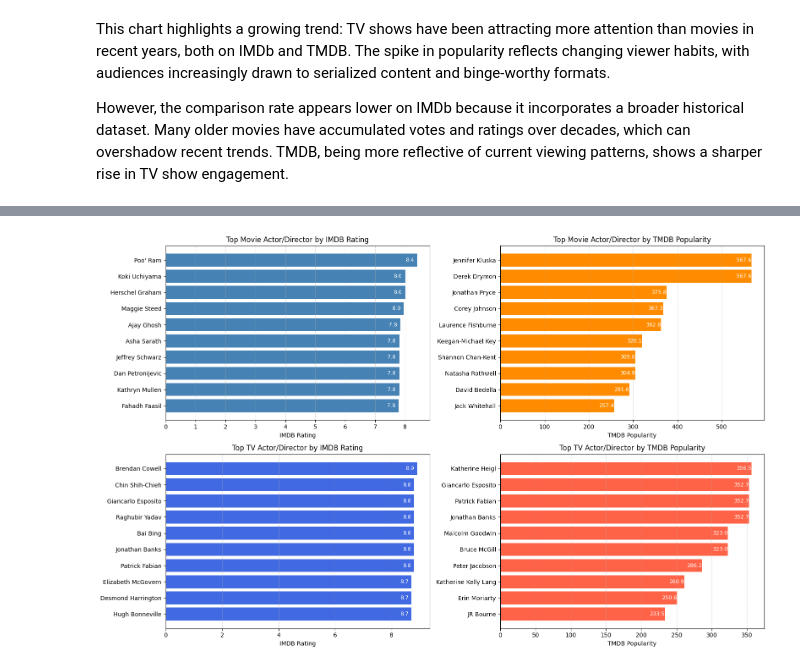
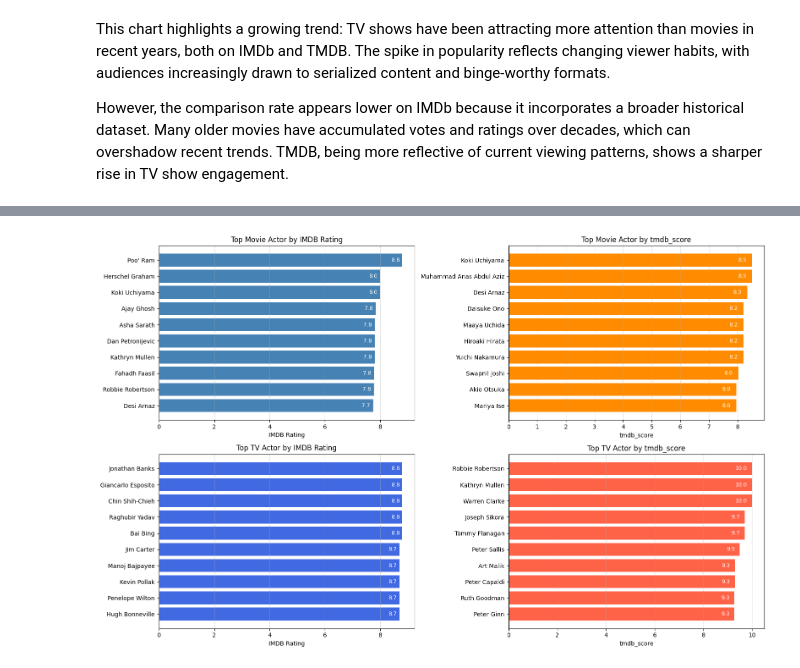
Before and after one commit to siddharthpurswani/Amazon_Prime_TV_Shows_and_Review_Analysis, a Jupyter notebook: Amazon_Prime_TV_Shows_and_Review_Analysis_Captone_Project_Siddharth_Purswani.ipynb, the cells around one changed output, grey strips where cells are left out. Drawn from its saved outputs; the diff is of its cells as text; code cells hidden in the pictures.

```diff
--- a/Amazon_Prime_TV_Shows_and_Review_Analysis_Captone_Project_Siddharth_Purswani.ipynb
+++ b/Amazon_Prime_TV_Shows_and_Review_Analysis_Captone_Project_Siddharth_Purswani.ipynb
@@ -361,0 +358,9 @@ memory usage: 1.1+ MB
+# %%
+def clean_strings(arr):
+    return [s.strip(" '\"") for s in arr if s != '']
+# %%
+grouped_df['genres'] = grouped_df['genres'].apply(remove_quotes)
+# %%
+grouped_df['genres'] = grouped_df['genres'].apply(remove_space)
+# %%
+grouped_df['genres'] = grouped_df['genres'].apply(clean_strings)
@@ -587,7 +613,7 @@ import matplotlib.pyplot as plt
 import pandas as pd
 from collections import defaultdict
 
-clean_df = grouped_df[['name', 'type', 'imdb_score', 'tmdb_popularity']].dropna()
+clean_df = actor_grouped_df[['name', 'type', 'imdb_score', 'tmdb_score']].dropna()
 clean_df = clean_df.explode('name')
 
 # Step 2: Count character appearances
@@ -598,23 +624,23 @@ valid_chars = char_counts[char_counts >= 4].index
 filtered_df = clean_df[clean_df['name'].isin(valid_chars)]
 
 # Step 3: Group by character and type
-char_stats = filtered_df.groupby(['name', 'type'])[['imdb_score', 'tmdb_popularity']].mean().reset_index()
+char_stats = filtered_df.groupby(['name', 'type'])[['imdb_score', 'tmdb_score']].mean().reset_index()
 # Step 4: Separate movies and TV shows
 movie_chars = char_stats[char_stats['type'] == 'MOVIE']
 tv_chars = char_stats[char_stats['type'] == 'SHOW']
 
 # Step 5: Select top 10 characters by each metric
 top_imdb_movie_chars = movie_chars.sort_values(by='imdb_score', ascending=False).head(10)
-top_tmdb_movie_chars = movie_chars.sort_values(by='tmdb_popularity', ascending=False).head(10)
+top_tmdb_movie_chars = movie_chars.sort_values(by='tmdb_score', ascending=False).head(10)
 top_imdb_tv_chars = tv_chars.sort_values(by='imdb_score', ascending=False).head(10)
-top_tmdb_tv_chars = tv_chars.sort_values(by='tmdb_popularity', ascending=False).head(10)
+top_tmdb_tv_chars = tv_chars.sort_values(by='tmdb_score', ascending=False).head(10)
 
 # Step 6: Create subplots
 fig, axes = plt.subplots(2, 2, figsize=(16, 10))
 
 # Movies: IMDB Rating
 bars = axes[0, 0].barh(top_imdb_movie_chars['name'], top_imdb_movie_chars['imdb_score'], color='steelblue')
-axes[0, 0].set_title('Top Movie Actor/Director by IMDB Rating')
+axes[0, 0].set_title('Top Movie Actor by IMDB Rating')
 axes[0, 0].set_xlabel('IMDB Rating')
 axes[0, 0].invert_yaxis()
 axes[0, 0].grid(axis='x', linestyle='--', alpha=0.5)
@@ -622,38 +648,38 @@ for bar in bars:
     width = bar.get_width()
     axes[0, 0].text(width - 0.1, bar.get_y() + bar.get_height()/2, f'{width:.1f}', ha='right', va='center', color='white', fontsize=9)
 
 # Movies: TMDB Popularity
-bars = axes[0, 1].barh(top_tmdb_movie_chars['name'], top_tmdb_movie_chars['tmdb_popularity'], color='darkorange')
-axes[0, 1].set_title('Top Movie Actor/Director by TMDB Popularity')
-axes[0, 1].set_xlabel('TMDB Popularity')
+bars = axes[0, 1].barh(top_tmdb_movie_chars['name'], top_tmdb_movie_chars['tmdb_score'], color='darkorange')
+axes[0, 1].set_title('Top Movie Actor by tmdb_score')
+axes[0, 1].set_xlabel('tmdb_score')
 axes[0, 1].invert_yaxis()
 axes[0, 1].grid(axis='x', linestyle='--', alpha=0.5)
 for bar in bars:
     width = bar.get_width()
     axes[0, 1].text(width - 0.2, bar.get_y() + bar.get_height()/2, f'{width:.1f}', ha='right', va='center', color='white', fontsize=9)
 
 # TV Shows: IMDB Rating
 bars = axes[1, 0].barh(top_imdb_tv_chars['name'], top_imdb_tv_chars['imdb_score'], color='royalblue')
-axes[1, 0].set_title('Top TV Actor/Director by IMDB Rating')
+axes[1, 0].set_title('Top TV Actor by IMDB Rating')
 axes[1, 0].set_xlabel('IMDB Rating')
 axes[1, 0].invert_yaxis()
 axes[1, 0].grid(axis='x', linestyle='--', alpha=0.5)
 for bar in bars:
     width = bar.get_width()
     axes[1, 0].text(width - 0.1, bar.get_y() + bar.get_height()/2, f'{width:.1f}', ha='right', va='center', color='white', fontsize=9)
 
 # TV Shows: TMDB Popularity
-bars = axes[1, 1].barh(top_tmdb_tv_chars['name'], top_tmdb_tv_chars['tmdb_popularity'], color='tomato')
-axes[1, 1].set_title('Top TV Actor/Director by TMDB Popularity')
-axes[1, 1].set_xlabel('TMDB Popularity')
+bars = axes[1, 1].barh(top_tmdb_tv_chars['name'], top_tmdb_tv_chars['tmdb_score'], color='tomato')
+axes[1, 1].set_title('Top TV Actor by tmdb_score')
+axes[1, 1].set_xlabel('tmdb_score')
 axes[1, 1].invert_yaxis()
 axes[1, 1].grid(axis='x', linestyle='--', alpha=0.5)
 for bar in bars:
     width = bar.get_width()
     axes[1, 1].text(width - 0.2, bar.get_y() + bar.get_height()/2, f'{width:.1f}', ha='right', va='center', color='white', fontsize=9)
 
 # Final layout
 plt.tight_layout()
 plt.show()
 # %% [output]
-[figure, old version]
+[figure, new version]
```
Also changed, not shown: parts of 57 cells of this notebook.
